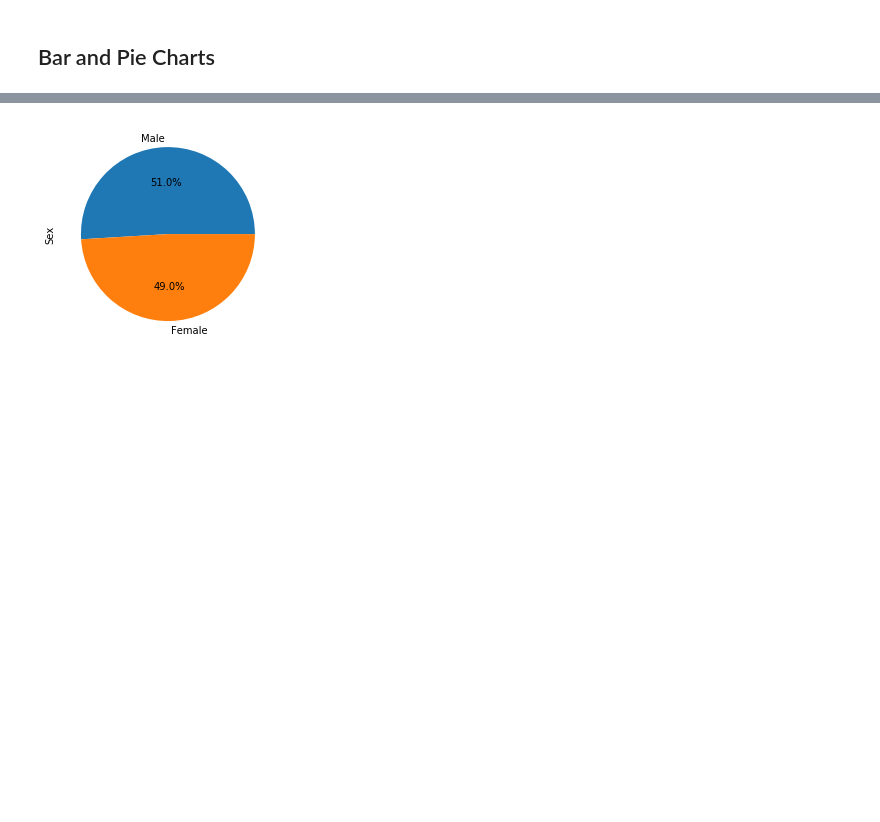
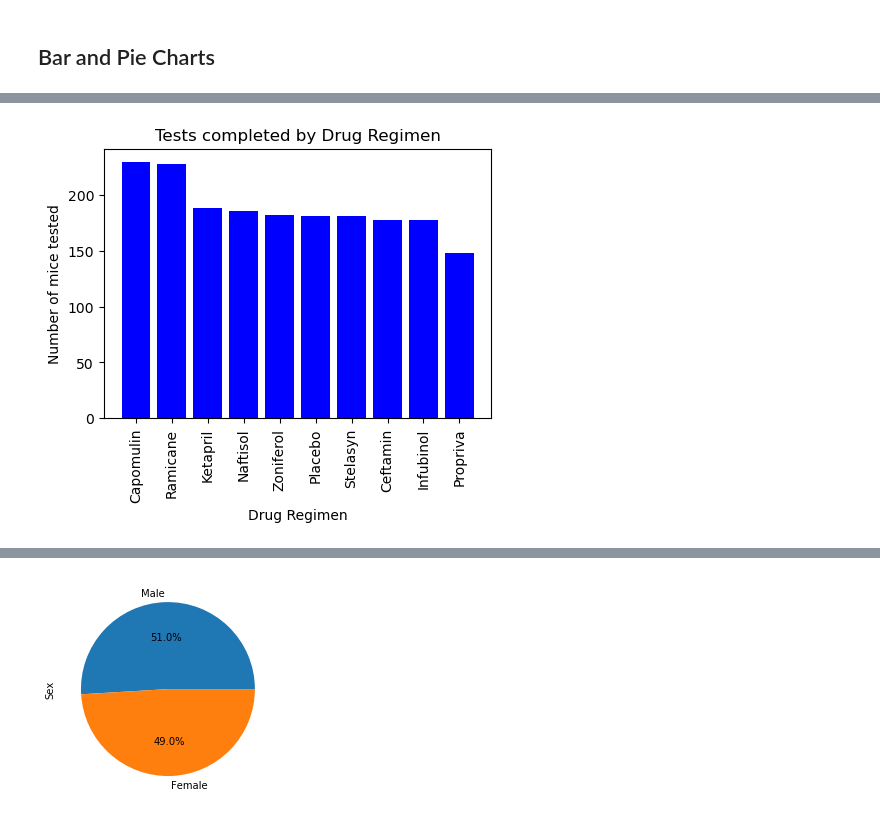
Before and after one commit to libbyberter/-Pymaceuticals_Matplotlib_Challenge, a Jupyter notebook: Pymaceuticals/pymaceuticals.ipynb, the cells around one changed output, grey strips where cells are left out. Drawn from its saved outputs; the diff is of its cells as text; code cells hidden in the pictures; blank space fills up the shorter version.

```diff
--- a/Pymaceuticals/pymaceuticals.ipynb
+++ b/Pymaceuticals/pymaceuticals.ipynb
@@ -169,2 +177,22 @@ summary_agg_data
+# %%
+# Generate a bar plot showing the total number of timepoints for all mice tested for each drug regimen using pyplot.
+
+#set up axis values
+y_axis = results_cleaned_df.groupby(["Drug Regimen"]).count()["Timepoint"].sort_values(ascending=False)
+x_axis = y_axis.index
+
+#set plot size, plot the chart, and set x-axis to vertical
+plt.figure(figsize=(5, 3.5))
+plt.bar(x_axis, y_axis, color='b', alpha=1, align="center")
+plt.xticks(rotation="vertical")
+
+#add titles & labels
+plt.title("Tests completed by Drug Regimen")
+plt.xlabel("Drug Regimen")
+plt.ylabel("Number of mice tested")
+
+plt.show()
+# %% [output]
+[figure, added]
 # %%
 # Generate a pie plot showing the distribution of female versus male mice using Pandas
```
Also changed, not shown: parts of 4 cells of this notebook.
